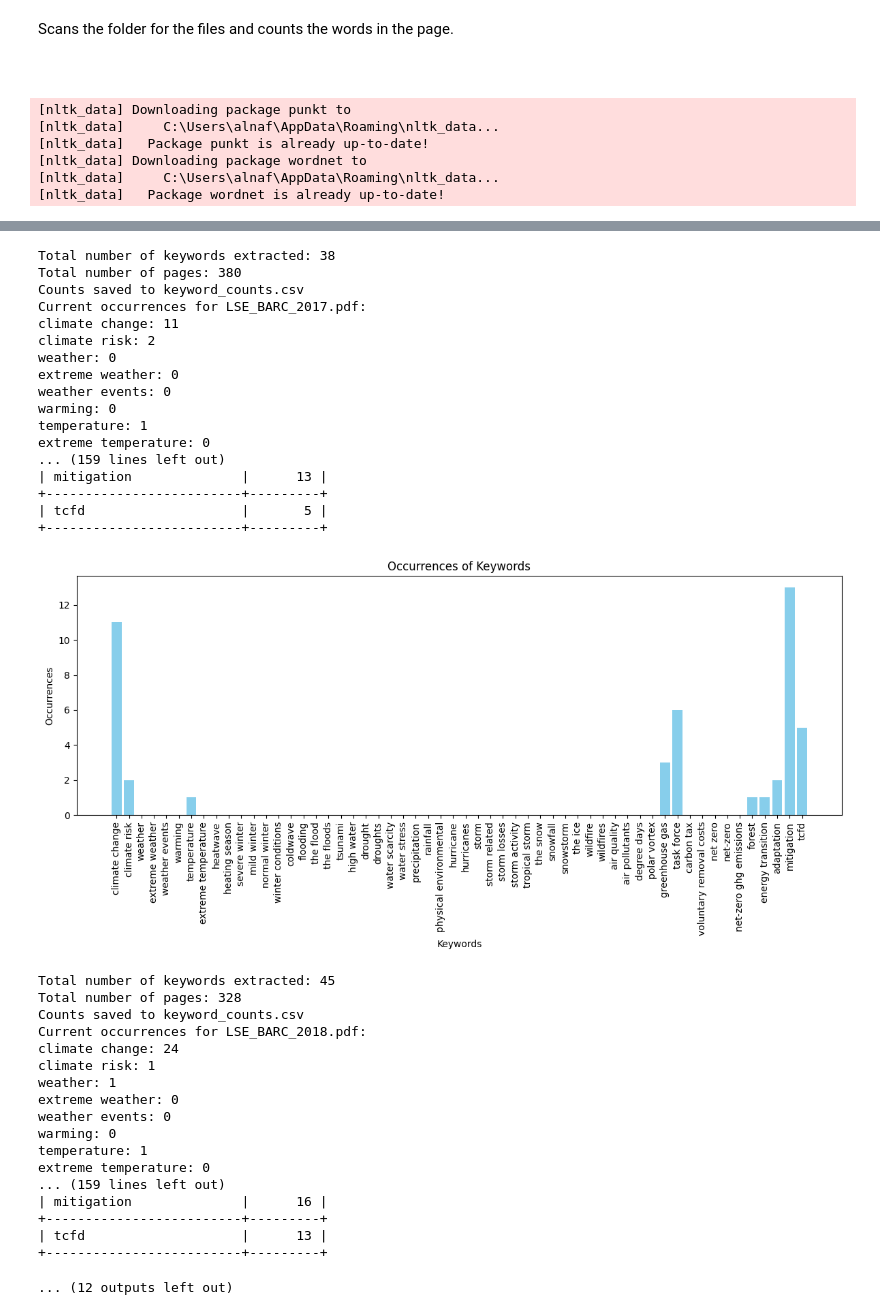
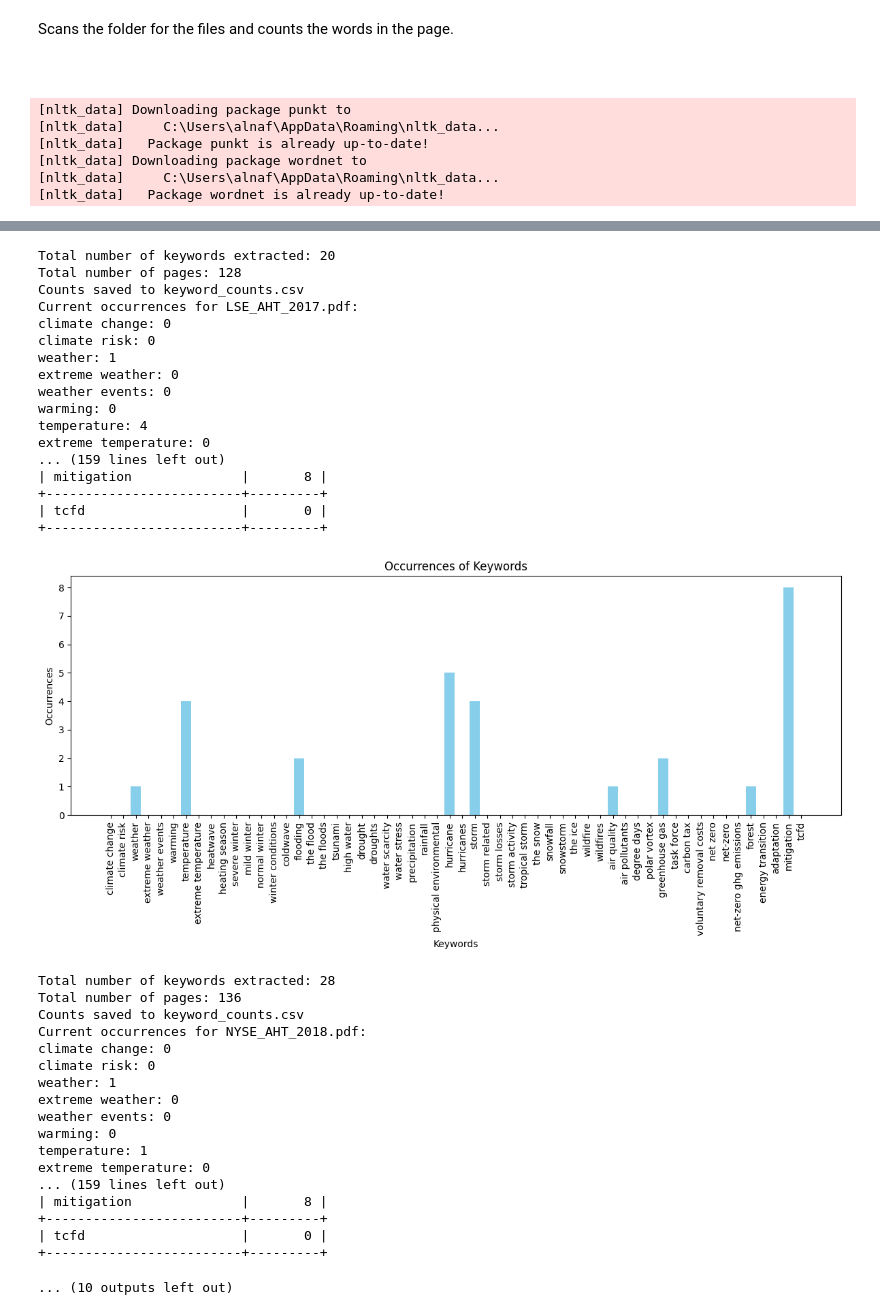
Before and after one commit to AlnafisVSCode/LSBU_Projects, a Jupyter notebook: collabExtract.ipynb, the cells around one changed output, grey strips where cells are left out. Saved outputs shown, nothing was run; the diff lists cells and outputs as text; code cells hidden in the pictures.

```diff
--- a/collabExtract.ipynb
+++ b/collabExtract.ipynb
@@ -795,7 +796,7 @@ def process_pdf_folder(folder_path):
             print(f"Total number of pages: {total_pages}")
 
 # Run the function with the specified folder path
-folder_path = 'Reports\Barratt Developments plc'
+folder_path = 'Reports\Ashtead Group plc'
 process_pdf_folder(folder_path)
 # %% [output]
 [nltk_data] Downloading package punkt to
@@ -879,27 +880,27 @@ extreme temperature: 0
-Total number of keywords extracted: 38
-Total number of pages: 380
+Total number of keywords extracted: 20
+Total number of pages: 128
 Counts saved to keyword_counts.csv
-Current occurrences for LSE_BARC_2017.pdf:
-climate change: 11
-climate risk: 2
-weather: 0
+Current occurrences for LSE_AHT_2017.pdf:
+climate change: 0
+climate risk: 0
+weather: 1
 extreme weather: 0
 weather events: 0
 warming: 0
-temperature: 1
+temperature: 4
 extreme temperature: 0
 ... (159 lines left out)
-| mitigation              |      13 |
+| mitigation              |       8 |
 +-------------------------+---------+
-| tcfd                    |       5 |
+| tcfd                    |       0 |
 +-------------------------+---------+
-[figure, old version]
+[figure, new version]
-Total number of keywords extracted: 45
-Total number of pages: 328
+Total number of keywords extracted: 28
+Total number of pages: 136
 Counts saved to keyword_counts.csv
-Current occurrences for LSE_BARC_2018.pdf:
-climate change: 24
-climate risk: 1
+Current occurrences for NYSE_AHT_2018.pdf:
+climate change: 0
+climate risk: 0
 weather: 1
 extreme weather: 0
 weather events: 0
@@ -907,8 +908,8 @@ warming: 0
 temperature: 1
 extreme temperature: 0
 ... (159 lines left out)
-| mitigation              |      16 |
+| mitigation              |       8 |
 +-------------------------+---------+
-| tcfd                    |      13 |
+| tcfd                    |       0 |
 +-------------------------+---------+
-... (12 outputs left out)
+... (10 outputs left out)
```
Also changed, not shown: parts of 2 cells of this notebook.
